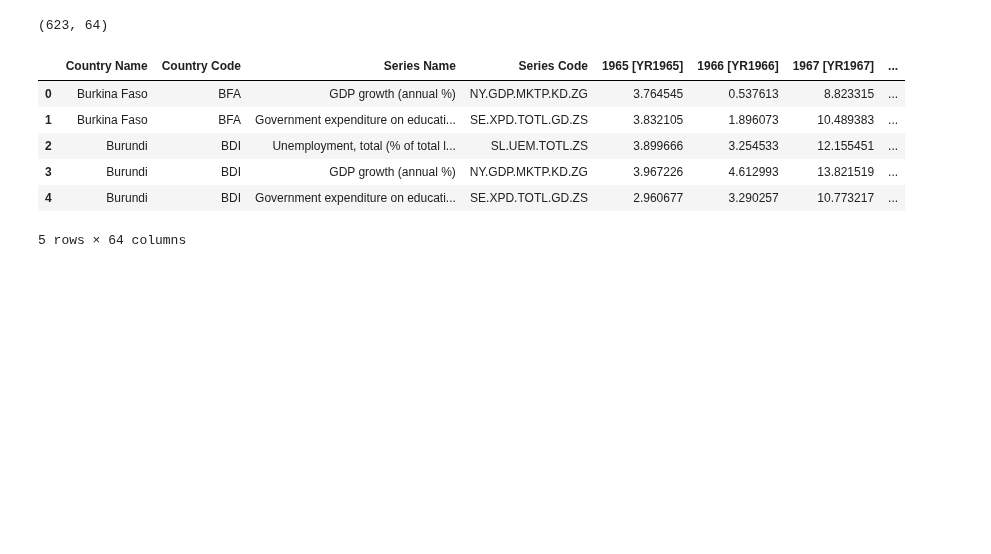
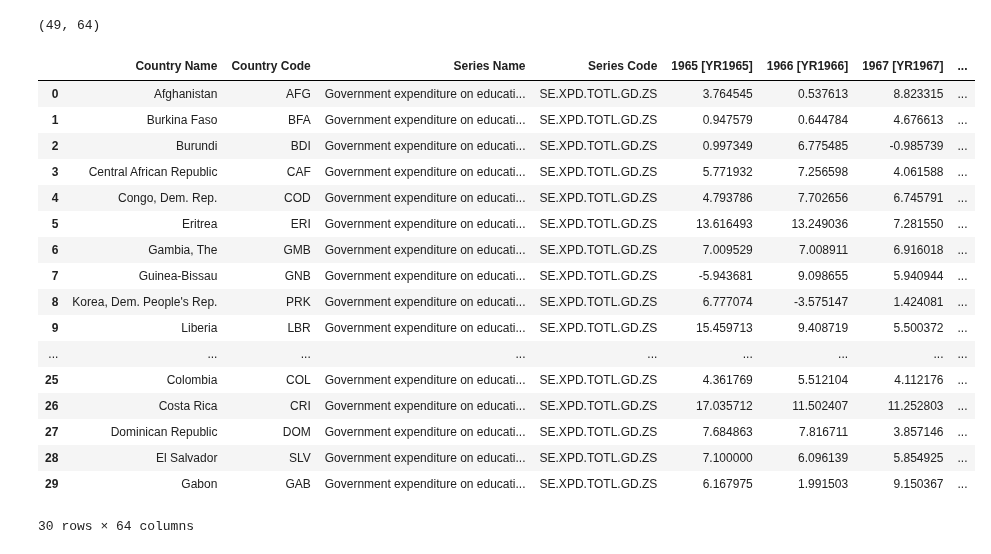
Before and after one commit to Matty67889/info-2950-project, a Jupyter notebook: DataCleaning.ipynb, the cells around one changed output. Drawn from its saved outputs; the diff is of its cells as text; code cells hidden in the pictures; blank space fills up the shorter version.

```diff
--- a/DataCleaning.ipynb
+++ b/DataCleaning.ipynb
@@ -49,45 +49,62 @@ def clean_dataset(data, country_type_label):
     cleaned_data[year_columns] =\
     cleaned_data[year_columns].replace("..", pd.NA).apply(pd.to_numeric, errors='coerce')
 
-    #linear interpolation to fill in NA
-    cleaned_data[year_columns] =\
-    cleaned_data[year_columns].interpolate(method='linear', axis=0)
+    def interpolate_group(data, year_columns):
+        interpolated = data.groupby(["Country Name", "Series Name"])[year_columns].apply(
+            lambda group: group.interpolate(method="linear", axis=0)
+        )
+        return interpolated.reset_index(drop=True)
+
+    interpolated_data = interpolate_group(cleaned_data, year_columns)
+    cleaned_data.loc[:, year_columns] = interpolated_data
+
     #drop any remaining NA rows
     cleaned_data = cleaned_data.dropna()
     #add in a col to label each country's income level
     cleaned_data['country_type'] = country_type_label
     return cleaned_data
 
 #the four data source each with different income levels of countries
 file_paths = [
     '94086144-6ad8-4b75-ac26-1b60a764018a_Data.csv',
     '3fd493b6-dfe0-4afd-b296-1b5892e64ba8_Data.csv',
     '579772b1-602f-4cf6-ac0b-1bb1289918f8_Data.csv',
     '5026bb4a-f8ac-4ee9-860c-f83d47a7aded_Data.csv'
 ]
 
 country_types = ['low_income', 'lower_middle', 'upper_middle', 'high_income']
 
 cleaned_datasets = []
 
 #cleaning each file and merging in to one
 for file_path, country_type in zip(file_paths, country_types):
     data = pd.read_csv(file_path)
     cleaned_data = clean_dataset(data, country_type)
     cleaned_datasets.append(cleaned_data)
 
 merged_data = pd.concat(cleaned_datasets, ignore_index=True)
-merged_file_path = 'final_cleaned_data.csv'
-#merged_data.to_csv(merged_file_path, index=False)
+merged_file_path = 'final_cleaned_data2.csv'
+merged_data.to_csv(merged_file_path, index=False)
 
 print(merged_data.shape)
-merged_data.head()
+merged_data.head(30)
 # %% [output]
-(623, 64)
+(49, 64)
 |  | Country Name | Country Code | Series Name | Series Code | 1965 [YR1965] | 1966 [YR1966] | 1967 [YR1967] | ... |
-| 0 | Burkina Faso | BFA | GDP growth (annual %) | NY.GDP.MKTP.KD.ZG | 3.764545 | 0.537613 | 8.823315 | ... |
-| 1 | Burkina Faso | BFA | Government expenditure on educati... | SE.XPD.TOTL.GD.ZS | 3.832105 | 1.896073 | 10.489383 | ... |
-| 2 | Burundi | BDI | Unemployment, total (% of total l... | SL.UEM.TOTL.ZS | 3.899666 | 3.254533 | 12.155451 | ... |
-| 3 | Burundi | BDI | GDP growth (annual %) | NY.GDP.MKTP.KD.ZG | 3.967226 | 4.612993 | 13.821519 | ... |
-| 4 | Burundi | BDI | Government expenditure on educati... | SE.XPD.TOTL.GD.ZS | 2.960677 | 3.290257 | 10.773217 | ... |
+| 0 | Afghanistan | AFG | Government expenditure on educati... | SE.XPD.TOTL.GD.ZS | 3.764545 | 0.537613 | 8.823315 | ... |
+| 1 | Burkina Faso | BFA | Government expenditure on educati... | SE.XPD.TOTL.GD.ZS | 0.947579 | 0.644784 | 4.676613 | ... |
+| 2 | Burundi | BDI | Government expenditure on educati... | SE.XPD.TOTL.GD.ZS | 0.997349 | 6.775485 | -0.985739 | ... |
+| 3 | Central African Republic | CAF | Government expenditure on educati... | SE.XPD.TOTL.GD.ZS | 5.771932 | 7.256598 | 4.061588 | ... |
+| 4 | Congo, Dem. Rep. | COD | Government expenditure on educati... | SE.XPD.TOTL.GD.ZS | 4.793786 | 7.702656 | 6.745791 | ... |
+| 5 | Eritrea | ERI | Government expenditure on educati... | SE.XPD.TOTL.GD.ZS | 13.616493 | 13.249036 | 7.281550 | ... |
+| 6 | Gambia, The | GMB | Government expenditure on educati... | SE.XPD.TOTL.GD.ZS | 7.009529 | 7.008911 | 6.916018 | ... |
+| 7 | Guinea-Bissau | GNB | Government expenditure on educati... | SE.XPD.TOTL.GD.ZS | -5.943681 | 9.098655 | 5.940944 | ... |
+| 8 | Korea, Dem. People's Rep. | PRK | Government expenditure on educati... | SE.XPD.TOTL.GD.ZS | 6.777074 | -3.575147 | 1.424081 | ... |
+| 9 | Liberia | LBR | Government expenditure on educati... | SE.XPD.TOTL.GD.ZS | 15.459713 | 9.408719 | 5.500372 | ... |
+| ... | ... | ... | ... | ... | ... | ... | ... | ... |
+| 25 | Colombia | COL | Government expenditure on educati... | SE.XPD.TOTL.GD.ZS | 4.361769 | 5.512104 | 4.112176 | ... |
+| 26 | Costa Rica | CRI | Government expenditure on educati... | SE.XPD.TOTL.GD.ZS | 17.035712 | 11.502407 | 11.252803 | ... |
+| 27 | Dominican Republic | DOM | Government expenditure on educati... | SE.XPD.TOTL.GD.ZS | 7.684863 | 7.816711 | 3.857146 | ... |
+| 28 | El Salvador | SLV | Government expenditure on educati... | SE.XPD.TOTL.GD.ZS | 7.100000 | 6.096139 | 5.854925 | ... |
+| 29 | Gabon | GAB | Government expenditure on educati... | SE.XPD.TOTL.GD.ZS | 6.167975 | 1.991503 | 9.150367 | ... |
-5 rows × 64 columns
+30 rows × 64 columns
```
Also changed, not shown: parts of 1 cell of this notebook.
